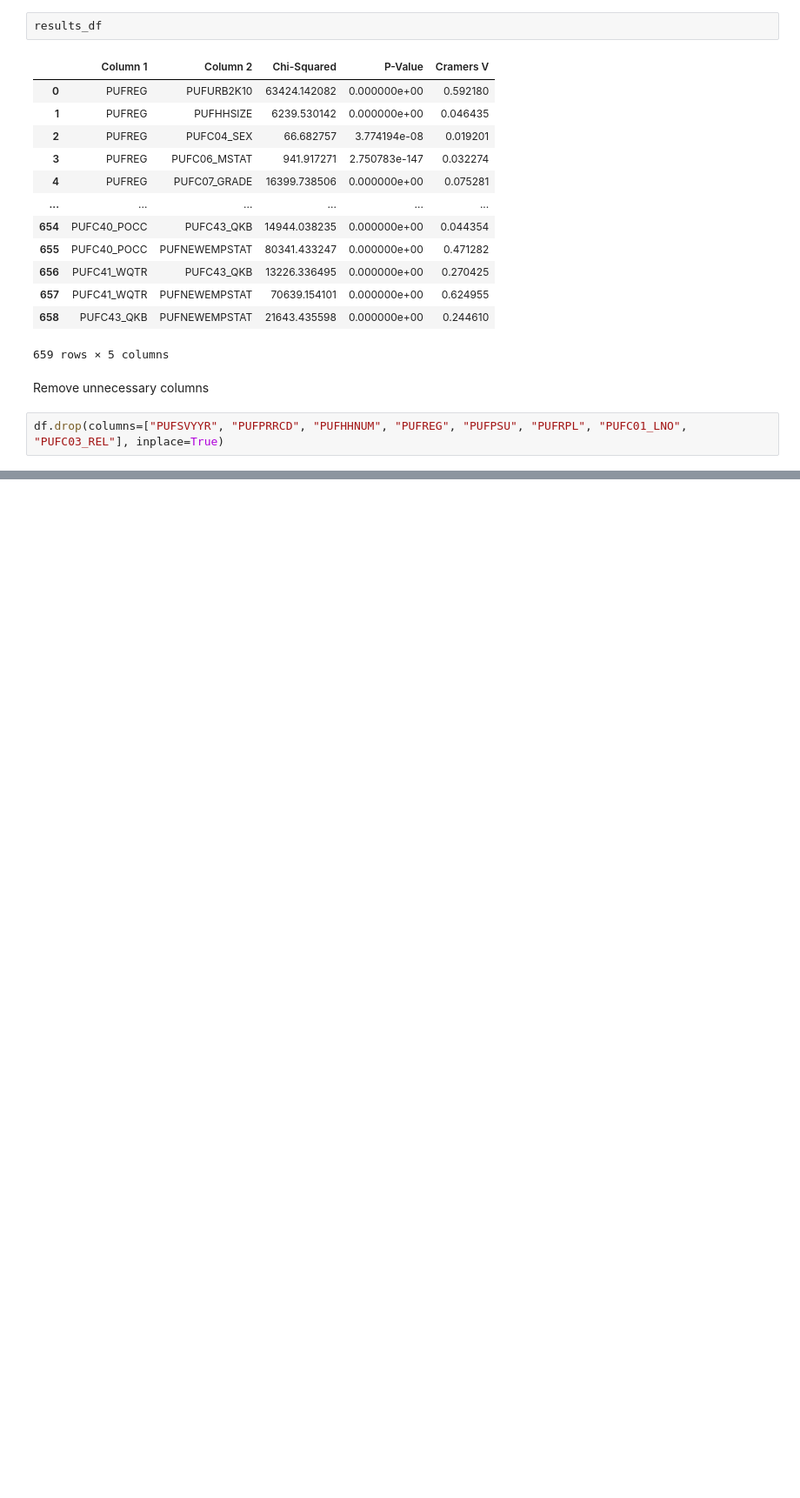
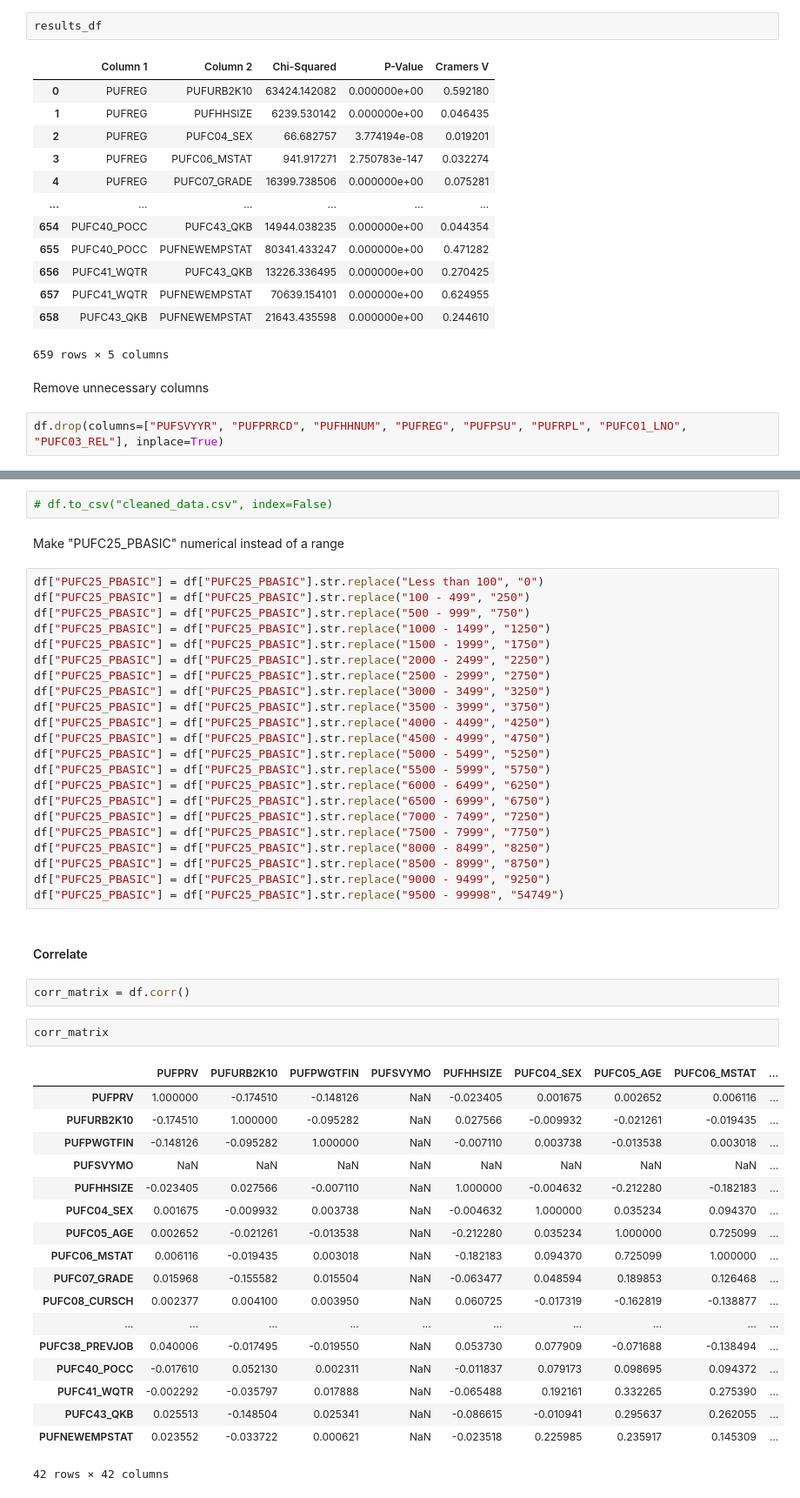
Before and after one commit to tinySculpture/STINTSY-Project, a Jupyter notebook: Project_Labor_Force_Survey.ipynb, the cells around one changed output, grey strips where cells are left out. Shown at 87% size. Cells and saved outputs as stored; diff of their text form; blank space fills up the shorter version.

Commit message:
added Pearson Correlation by making salary range by midpoint

```diff
--- a/Project_Labor_Force_Survey.ipynb
+++ b/Project_Labor_Force_Survey.ipynb
@@ -253,0 +279,51 @@ df.drop(columns=["PUFSVYYR", "PUFPRRCD", "PUFHHNUM", "PUFREG", "PUFPSU", "PUFRPL
+# %%
+# df.to_csv("cleaned_data.csv", index=False)
+# %% [markdown]
+Make "PUFC25_PBASIC" numerical instead of a range
+# %%
+df["PUFC25_PBASIC"] = df["PUFC25_PBASIC"].str.replace("Less than 100", "0")
+df["PUFC25_PBASIC"] = df["PUFC25_PBASIC"].str.replace("100 - 499", "250")
+df["PUFC25_PBASIC"] = df["PUFC25_PBASIC"].str.replace("500 - 999", "750")
+df["PUFC25_PBASIC"] = df["PUFC25_PBASIC"].str.replace("1000 - 1499", "1250")
+df["PUFC25_PBASIC"] = df["PUFC25_PBASIC"].str.replace("1500 - 1999", "1750")
+df["PUFC25_PBASIC"] = df["PUFC25_PBASIC"].str.replace("2000 - 2499", "2250")
+df["PUFC25_PBASIC"] = df["PUFC25_PBASIC"].str.replace("2500 - 2999", "2750")
+df["PUFC25_PBASIC"] = df["PUFC25_PBASIC"].str.replace("3000 - 3499", "3250")
+df["PUFC25_PBASIC"] = df["PUFC25_PBASIC"].str.replace("3500 - 3999", "3750")
+df["PUFC25_PBASIC"] = df["PUFC25_PBASIC"].str.replace("4000 - 4499", "4250")
+df["PUFC25_PBASIC"] = df["PUFC25_PBASIC"].str.replace("4500 - 4999", "4750")
+df["PUFC25_PBASIC"] = df["PUFC25_PBASIC"].str.replace("5000 - 5499", "5250")
+df["PUFC25_PBASIC"] = df["PUFC25_PBASIC"].str.replace("5500 - 5999", "5750")
+df["PUFC25_PBASIC"] = df["PUFC25_PBASIC"].str.replace("6000 - 6499", "6250")
+df["PUFC25_PBASIC"] = df["PUFC25_PBASIC"].str.replace("6500 - 6999", "6750")
+df["PUFC25_PBASIC"] = df["PUFC25_PBASIC"].str.replace("7000 - 7499", "7250")
+df["PUFC25_PBASIC"] = df["PUFC25_PBASIC"].str.replace("7500 - 7999", "7750")
+df["PUFC25_PBASIC"] = df["PUFC25_PBASIC"].str.replace("8000 - 8499", "8250")
+df["PUFC25_PBASIC"] = df["PUFC25_PBASIC"].str.replace("8500 - 8999", "8750")
+df["PUFC25_PBASIC"] = df["PUFC25_PBASIC"].str.replace("9000 - 9499", "9250")
+df["PUFC25_PBASIC"] = df["PUFC25_PBASIC"].str.replace("9500 - 99998", "54749")
+# %% [markdown]
+#### Correlate
+# %%
+corr_matrix = df.corr()
+# %%
+corr_matrix
+# %% [output]
+|  | PUFPRV | PUFURB2K10 | PUFPWGTFIN | PUFSVYMO | PUFHHSIZE | PUFC04_SEX | PUFC05_AGE | PUFC06_MSTAT | ... |
+| PUFPRV | 1.000000 | -0.174510 | -0.148126 | NaN | -0.023405 | 0.001675 | 0.002652 | 0.006116 | ... |
+| PUFURB2K10 | -0.174510 | 1.000000 | -0.095282 | NaN | 0.027566 | -0.009932 | -0.021261 | -0.019435 | ... |
+| PUFPWGTFIN | -0.148126 | -0.095282 | 1.000000 | NaN | -0.007110 | 0.003738 | -0.013538 | 0.003018 | ... |
+| PUFSVYMO | NaN | NaN | NaN | NaN | NaN | NaN | NaN | NaN | ... |
+| PUFHHSIZE | -0.023405 | 0.027566 | -0.007110 | NaN | 1.000000 | -0.004632 | -0.212280 | -0.182183 | ... |
+| PUFC04_SEX | 0.001675 | -0.009932 | 0.003738 | NaN | -0.004632 | 1.000000 | 0.035234 | 0.094370 | ... |
+| PUFC05_AGE | 0.002652 | -0.021261 | -0.013538 | NaN | -0.212280 | 0.035234 | 1.000000 | 0.725099 | ... |
+| PUFC06_MSTAT | 0.006116 | -0.019435 | 0.003018 | NaN | -0.182183 | 0.094370 | 0.725099 | 1.000000 | ... |
+| PUFC07_GRADE | 0.015968 | -0.155582 | 0.015504 | NaN | -0.063477 | 0.048594 | 0.189853 | 0.126468 | ... |
+| PUFC08_CURSCH | 0.002377 | 0.004100 | 0.003950 | NaN | 0.060725 | -0.017319 | -0.162819 | -0.138877 | ... |
+| ... | ... | ... | ... | ... | ... | ... | ... | ... | ... |
+| PUFC38_PREVJOB | 0.040006 | -0.017495 | -0.019550 | NaN | 0.053730 | 0.077909 | -0.071688 | -0.138494 | ... |
+| PUFC40_POCC | -0.017610 | 0.052130 | 0.002311 | NaN | -0.011837 | 0.079173 | 0.098695 | 0.094372 | ... |
+| PUFC41_WQTR | -0.002292 | -0.035797 | 0.017888 | NaN | -0.065488 | 0.192161 | 0.332265 | 0.275390 | ... |
+| PUFC43_QKB | 0.025513 | -0.148504 | 0.025341 | NaN | -0.086615 | -0.010941 | 0.295637 | 0.262055 | ... |
+| PUFNEWEMPSTAT | 0.023552 | -0.033722 | 0.000621 | NaN | -0.023518 | 0.225985 | 0.235917 | 0.145309 | ... |
+42 rows × 42 columns
```
Also changed, not shown: parts of 9 cells of this notebook.
